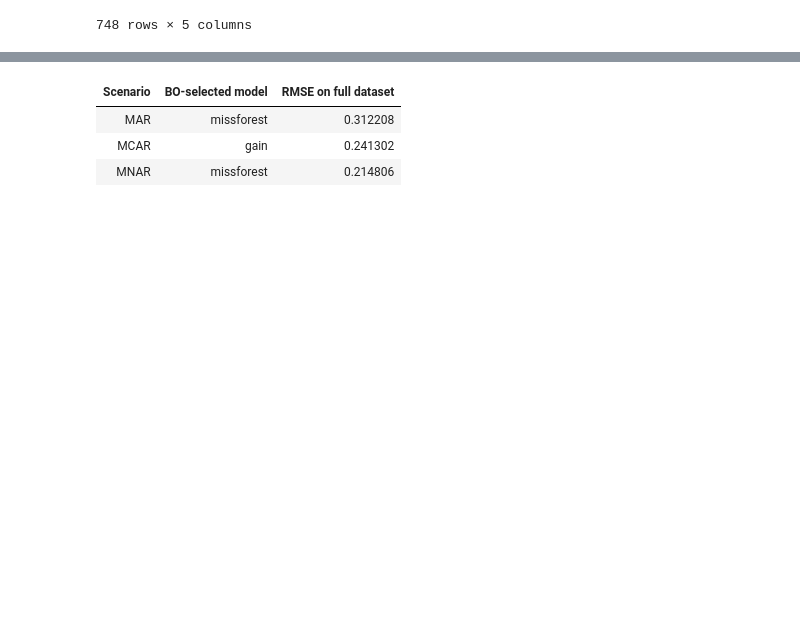
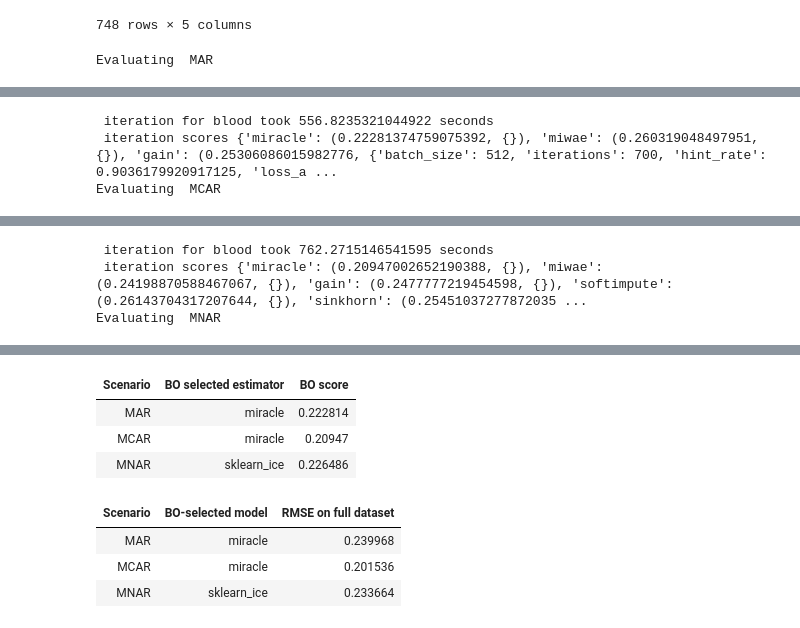
Before and after one commit to vanderschaarlab/hyperimpute, a Jupyter notebook: tutorials/tutorial_01_bayesian_optimization_over_imputers.ipynb, the cells around one changed output, grey strips where cells are left out. Saved outputs shown, nothing was run; the diff lists cells and outputs as text; code cells hidden in the pictures; blank space fills up the shorter version.

```diff
--- a/tutorials/tutorial_01_bayesian_optimization_over_imputers.ipynb
+++ b/tutorials/tutorial_01_bayesian_optimization_over_imputers.ipynb
@@ -332,6 +381,6 @@ results
 
 headers = ["Scenario", "BO selected estimator", "BO score"]
 
-display(
-    HTML(tabulate.tabulate(results, headers=headers, tablefmt="html"))
-)
+display(HTML(tabulate.tabulate(results, headers=headers, tablefmt="html")))
+# %% [output]
+Evaluating  MAR
@@ -337,0 +394,3 @@ display(
+ iteration for blood took 556.8235321044922 seconds
+ iteration scores {'miracle': (0.22281374759075392, {}), 'miwae': (0.260319048497951, {}), 'gain': (0.25306086015982776, {'batch_size': 512, 'iterations': 700, 'hint_rate': 0.9036179920917125, 'loss_a ...
+Evaluating  MCAR
@@ -337,0 +400,3 @@ display(
+ iteration for blood took 762.2715146541595 seconds
+ iteration scores {'miracle': (0.20947002652190388, {}), 'miwae': (0.24198870588467067, {}), 'gain': (0.2477777219454598, {}), 'softimpute': (0.26143704317207644, {}), 'sinkhorn': (0.25451037277872035 ...
+Evaluating  MNAR
@@ -338,3 +412,7 @@ display(
+| Scenario | BO selected estimator | BO score |
+| MAR | miracle | 0.222814 |
+| MCAR | miracle | 0.20947 |
+| MNAR | sklearn_ice | 0.226486 |
 # %%
 # Full dataset evaluation
 X = df.values
@@ -357,14 +435,12 @@ for scenario in candidates:
 headers = ["Scenario", "BO-selected model", "RMSE on full dataset"]
 
 
-display(
-    HTML(tabulate.tabulate(results, headers=headers, tablefmt="html"))
-)
+display(HTML(tabulate.tabulate(results, headers=headers, tablefmt="html")))
 # %% [output]
 | Scenario | BO-selected model | RMSE on full dataset |
-| MAR | missforest | 0.312208 |
-| MCAR | gain | 0.241302 |
-| MNAR | missforest | 0.214806 |
+| MAR | miracle | 0.239968 |
+| MCAR | miracle | 0.201536 |
+| MNAR | sklearn_ice | 0.233664 |
 # %%
 # Other methods evaluation
 
```
Also changed, not shown: parts of 10 cells of this notebook, 55 other files.
